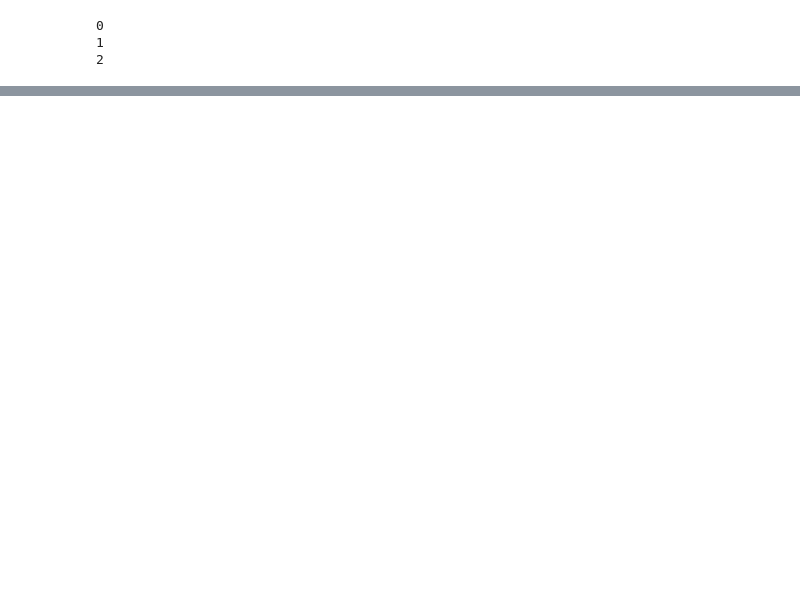
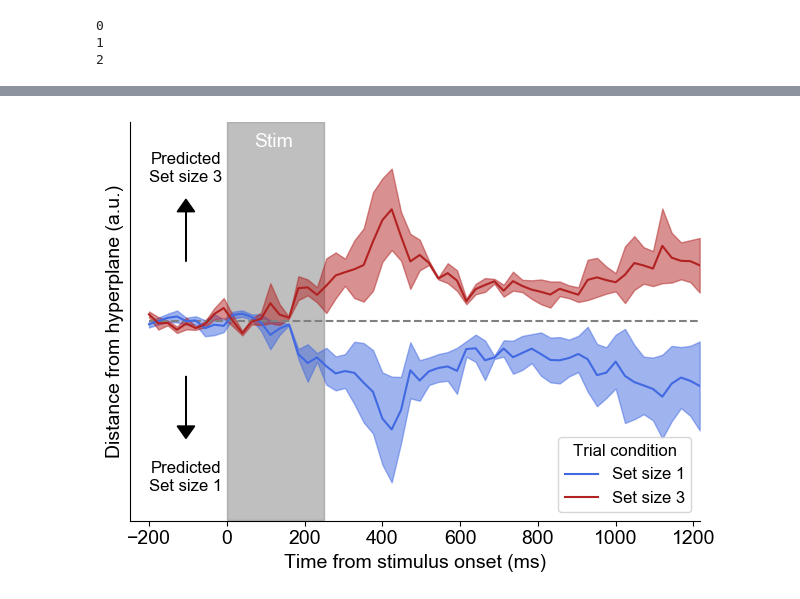
Before and after one commit to AwhVogelLab/EEG_Decoder, a Jupyter notebook: decode_load_1vs3.ipynb, the cells around one changed output, grey strips where cells are left out. Saved outputs shown, nothing was run; the diff lists cells and outputs as text; code cells hidden in the pictures; blank space fills up the shorter version.

```diff
--- a/decode_load_1vs3.ipynb
+++ b/decode_load_1vs3.ipynb
@@ -49,0 +47,4 @@ interp.plot_confusion_matrix()
+# %%
+interp.plot_hyperplane()
+# %% [output]
+[figure, added]
```
Also changed, not shown: parts of 4 cells of this notebook.
